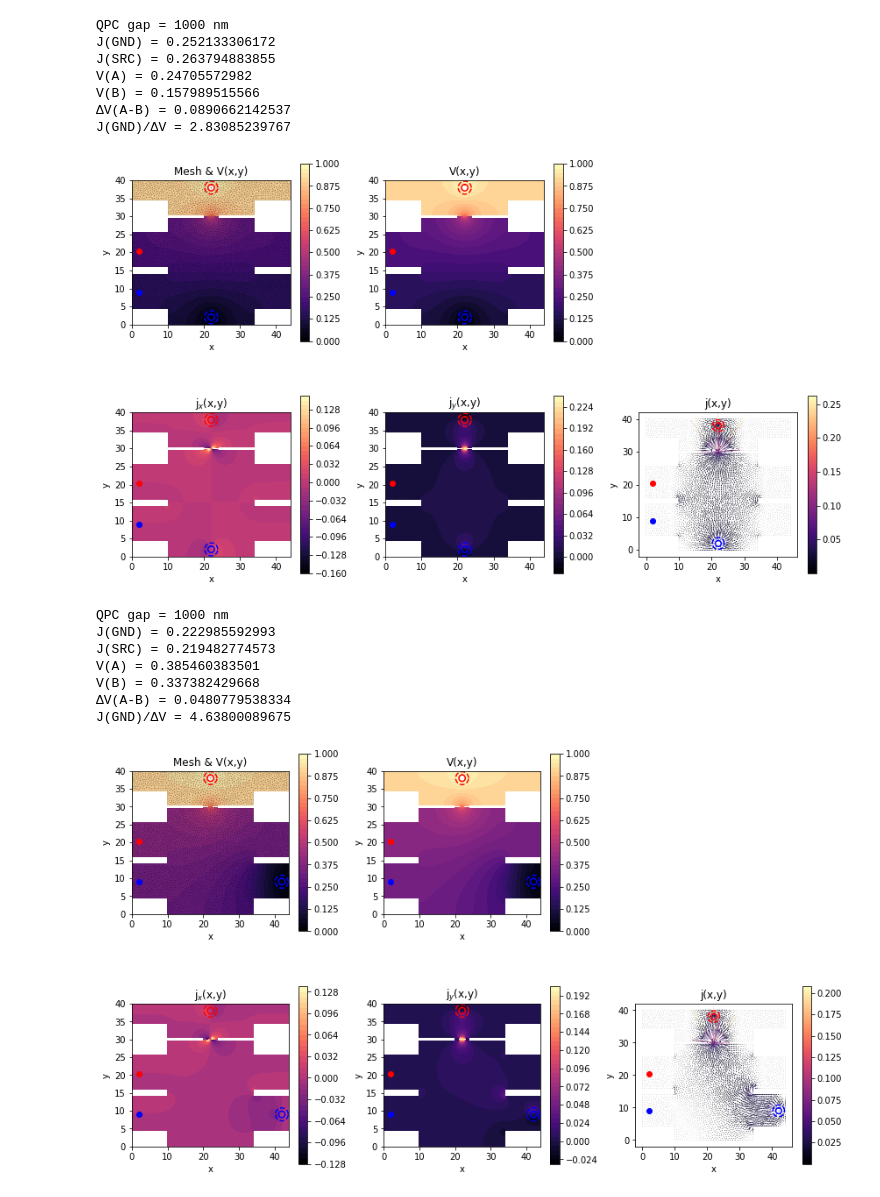
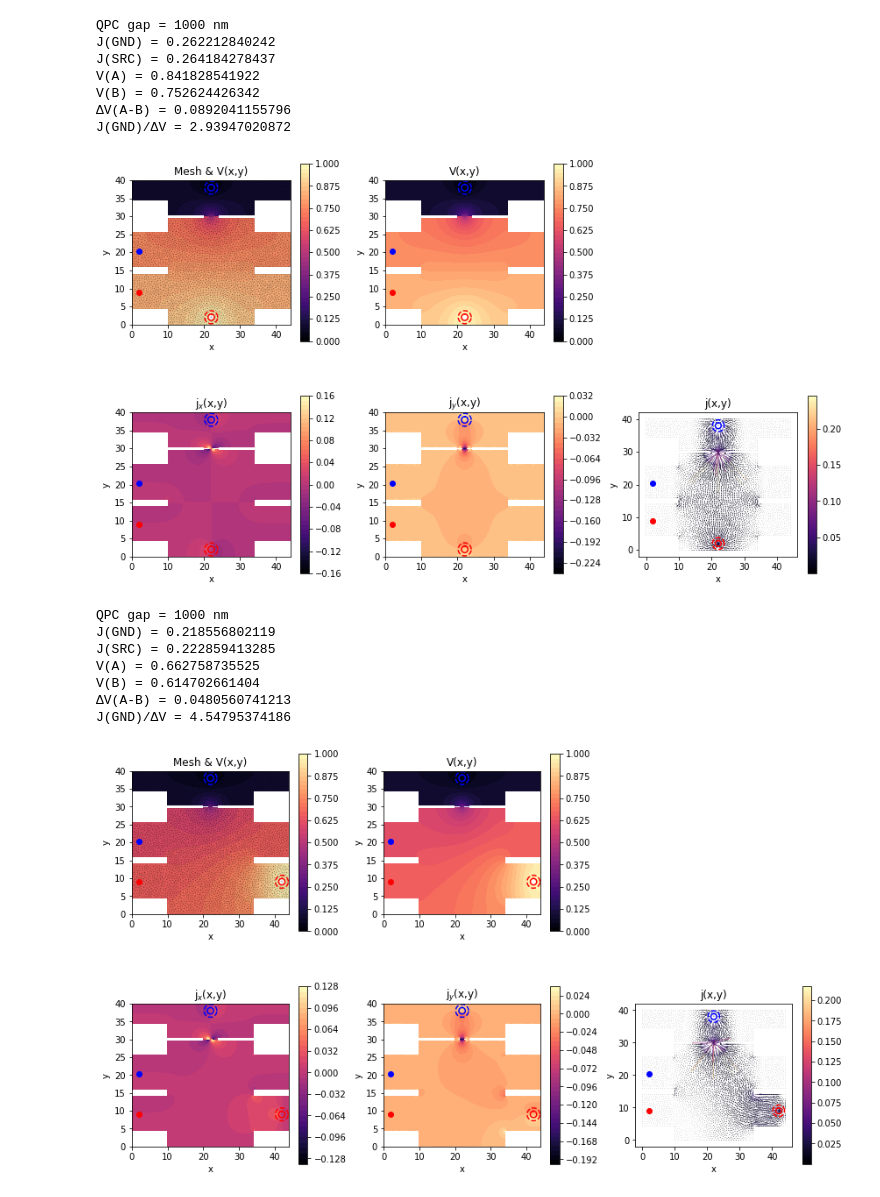
Before and after one commit to emikheev/Poisson-solvers, a Jupyter notebook: STO45QPC8.ipynb, the cells around one changed output. Cells and saved outputs as stored; diff of their text form; code cells hidden in the pictures.

```diff
--- a/STO45QPC8.ipynb
+++ b/STO45QPC8.ipynb
@@ -6,34 +6,34 @@ import numpy as np
 import scipy.integrate
 # %%
 L=44;W=40;
-xGND=L/2;yGND=2;
-#xGND=L-2;yGND=9;
+xSRC=L/2;ySRC=2;
+#xSRC=L-2;ySRC=9;
 
-xSRC=L/2;ySRC=W-2;
-xA=2;yA=W-19.7;
-xB=2;yB=9;
+xGND=L/2;yGND=W-2;
+xB=2;yB=W-19.7;
+xA=2;yA=9;
 meshsize=50
 gap=1
 
 print('QPC gap = '+str(gap*1000) +' nm')
 R=run_solver(meshsize,0.9, xGND,yGND,xSRC,ySRC,xA,yA,xB,yB,L,W,gap) #args:meshsize,r,xGND,yGND,xSRC,ySRC,xA,yA,xB,yB,L,W
 # %% [output]
 QPC gap = 1000 nm
-J(GND) = 0.252133306172
-J(SRC) = 0.263794883855
-V(A) = 0.24705572982
-V(B) = 0.157989515566
-ΔV(A-B) = 0.0890662142537
-J(GND)/ΔV = 2.83085239767
+J(GND) = 0.262212840242
+J(SRC) = 0.264184278437
+V(A) = 0.841828541922
+V(B) = 0.752624426342
+ΔV(A-B) = 0.0892041155796
+J(GND)/ΔV = 2.93947020872
-[figure, old version]
+[figure, new version]
 # %%
 L=44;W=40;
-#xGND=L/2;yGND=2;
-xGND=L-2;yGND=9;
+#xSRC=L/2;ySRC=2;
+xSRC=L-2;ySRC=9;
 
-xSRC=L/2;ySRC=W-2;
-xA=2;yA=W-19.7;
-xB=2;yB=9;
+xGND=L/2;yGND=W-2;
+xB=2;yB=W-19.7;
+xA=2;yA=9;
 meshsize=50
 gap=1
 
@@ -41,13 +41,13 @@ print('QPC gap = '+str(gap*1000) +' nm')
 R=run_solver(meshsize,0.9, xGND,yGND,xSRC,ySRC,xA,yA,xB,yB,L,W,gap) #args:meshsize,r,xGND,yGND,xSRC,ySRC,xA,yA,xB,yB,L,W
 # %% [output]
 QPC gap = 1000 nm
-J(GND) = 0.222985592993
-J(SRC) = 0.219482774573
-V(A) = 0.385460383501
-V(B) = 0.337382429668
-ΔV(A-B) = 0.0480779538334
-J(GND)/ΔV = 4.63800089675
+J(GND) = 0.218556802119
+J(SRC) = 0.222859413285
+V(A) = 0.662758735525
+V(B) = 0.614702661404
+ΔV(A-B) = 0.0480560741213
+J(GND)/ΔV = 4.54795374186
-[figure, old version]
+[figure, new version]
 # %%
 def solver(meshsize,r,xGND,yGND,xSRC,ySRC,L,W,gap):
     degree=2
```
